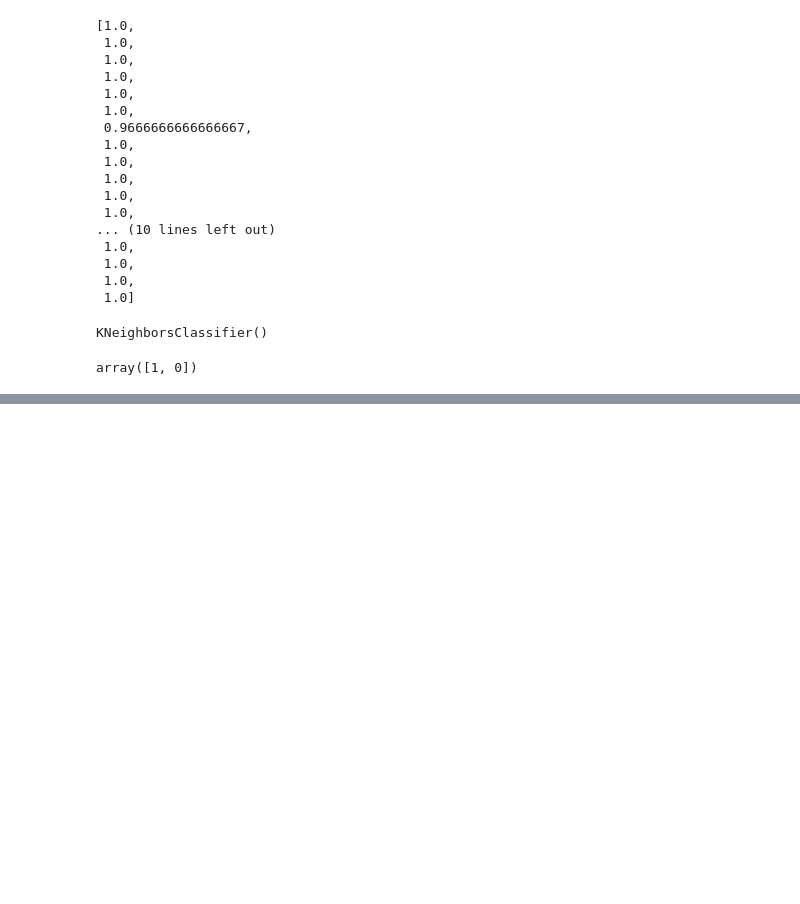
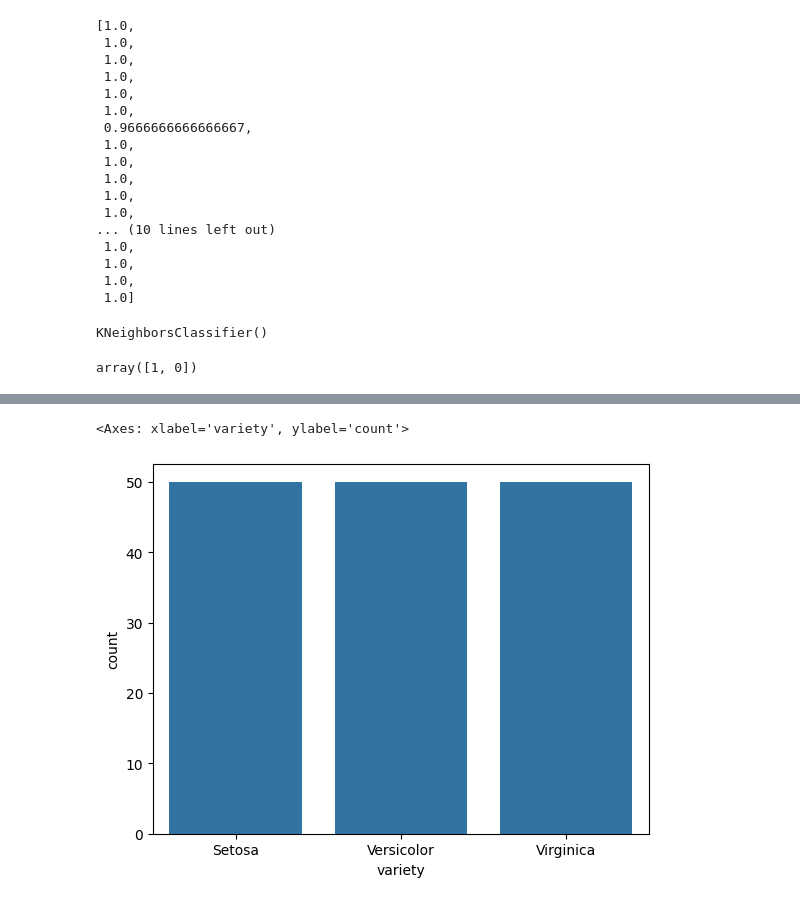
Before and after one commit to marius2347/Working-with-Iris-Dataset-using-Machine-Learning-in-Python-at-ISB, a Jupyter notebook: ml.ipynb, the cells around one changed output, grey strips where cells are left out. Cells and saved outputs as stored; diff of their text form; code cells hidden in the pictures; blank space fills up the shorter version.

```diff
--- a/ml.ipynb
+++ b/ml.ipynb
@@ -233,3 +233,10 @@ y_predict = knn.predict(X_nou)
 y_predict
 # %% [output]
 array([1, 0])
+# %%
+# SVM with csv file
+
+import seaborn as sns
+
+# load dataset
+flowers = pd.read_csv('iris.csv')
@@ -235,0 +276,5 @@ array([1, 0])
+# %%
+sns.countplot(x = 'variety', data = flowers) # correlations
+# %% [output]
+<Axes: xlabel='variety', ylabel='count'>
+[figure, added]
```
Also changed, not shown: parts of 16 cells of this notebook, 1 other file.
